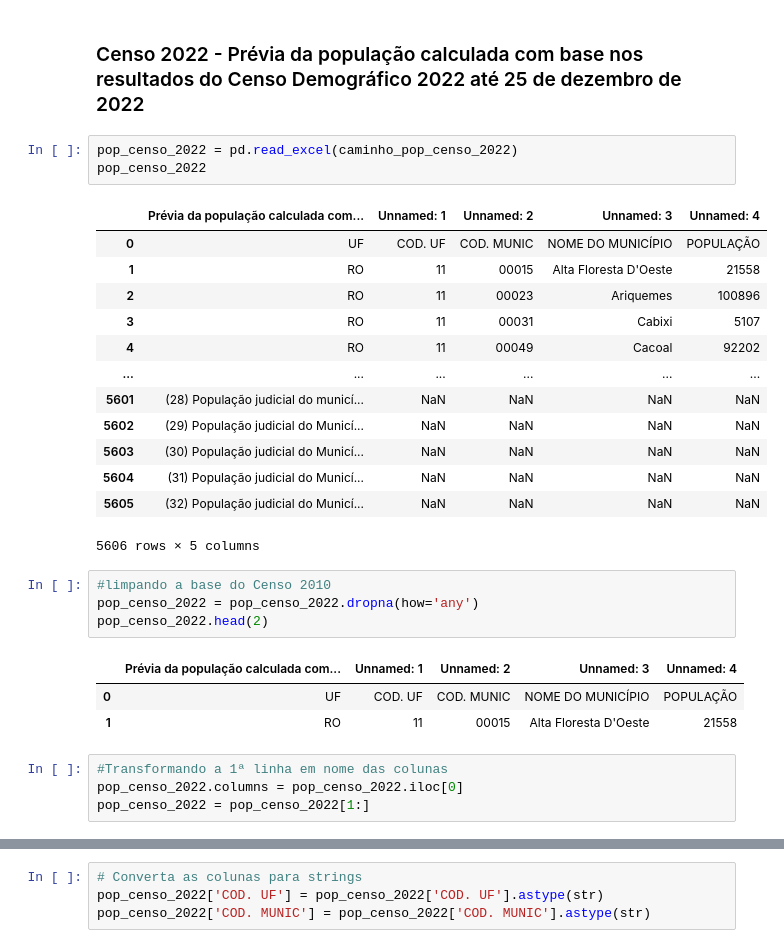
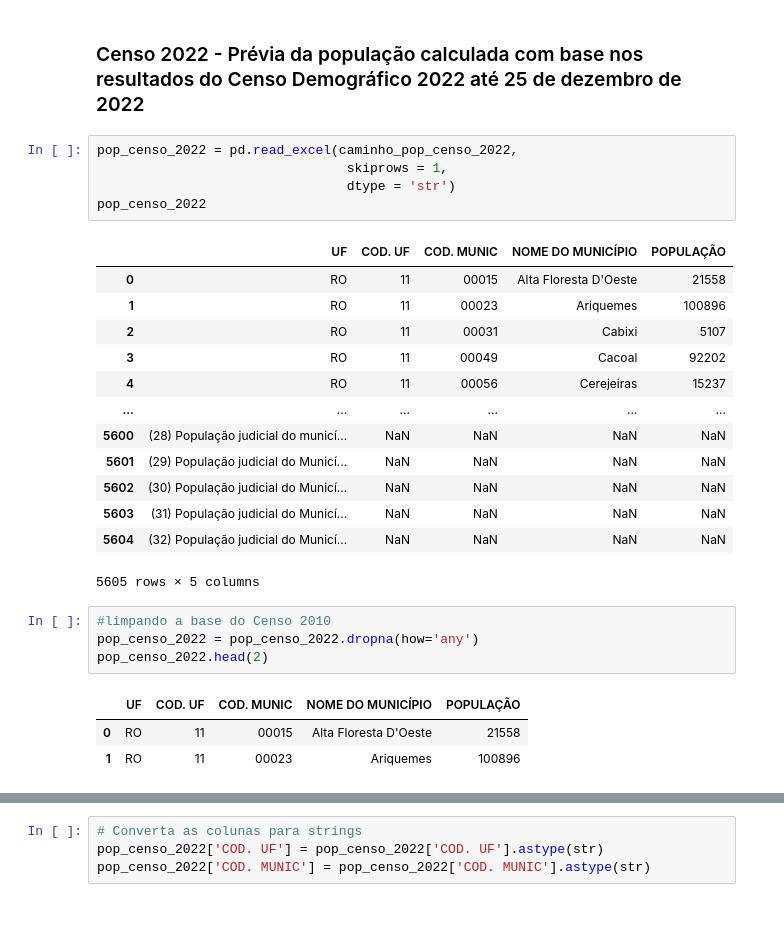
Before and after one commit to heliomacedofilho/projetos-do-bootcamp-analise-de-dados-enap-2023, a Jupyter notebook: presenca_das_politicas_publicas_sociais_nos_municipios/cadunico.ipynb, the cells around one changed output, grey strips where cells are left out. Saved outputs shown, nothing was run; the diff lists cells and outputs as text; blank space fills up the shorter version.

```diff
--- a/presenca_das_politicas_publicas_sociais_nos_municipios/cadunico.ipynb
+++ b/presenca_das_politicas_publicas_sociais_nos_municipios/cadunico.ipynb
@@ -1028,31 +1052,29 @@ pop_censo_2010.head(2)
 # %% [markdown]
 ### Censo 2022 - Prévia da população calculada com base nos resultados do Censo Demográfico 2022 até 25 de dezembro de 2022
 # %%
-pop_censo_2022 = pd.read_excel(caminho_pop_censo_2022)
+pop_censo_2022 = pd.read_excel(caminho_pop_censo_2022,
+                                skiprows = 1,
+                                dtype = 'str')
 pop_censo_2022
 # %% [output]
-|  | Prévia da população calculada com... | Unnamed: 1 | Unnamed: 2 | Unnamed: 3 | Unnamed: 4 |
-| 0 | UF | COD. UF | COD. MUNIC | NOME DO MUNICÍPIO | POPULAÇÃO |
-| 1 | RO | 11 | 00015 | Alta Floresta D'Oeste | 21558 |
-| 2 | RO | 11 | 00023 | Ariquemes | 100896 |
-| 3 | RO | 11 | 00031 | Cabixi | 5107 |
-| 4 | RO | 11 | 00049 | Cacoal | 92202 |
+|  | UF | COD. UF | COD. MUNIC | NOME DO MUNICÍPIO | POPULAÇÃO |
+| 0 | RO | 11 | 00015 | Alta Floresta D'Oeste | 21558 |
+| 1 | RO | 11 | 00023 | Ariquemes | 100896 |
+| 2 | RO | 11 | 00031 | Cabixi | 5107 |
+| 3 | RO | 11 | 00049 | Cacoal | 92202 |
+| 4 | RO | 11 | 00056 | Cerejeiras | 15237 |
 | ... | ... | ... | ... | ... | ... |
-| 5601 | (28) População judicial do municí... | NaN | NaN | NaN | NaN |
-| 5602 | (29) População judicial do Municí... | NaN | NaN | NaN | NaN |
-| 5603 | (30) População judicial do Municí... | NaN | NaN | NaN | NaN |
-| 5604 | (31) População judicial do Municí... | NaN | NaN | NaN | NaN |
-| 5605 | (32) População judicial do Municí... | NaN | NaN | NaN | NaN |
+| 5600 | (28) População judicial do municí... | NaN | NaN | NaN | NaN |
+| 5601 | (29) População judicial do Municí... | NaN | NaN | NaN | NaN |
+| 5602 | (30) População judicial do Municí... | NaN | NaN | NaN | NaN |
+| 5603 | (31) População judicial do Municí... | NaN | NaN | NaN | NaN |
+| 5604 | (32) População judicial do Municí... | NaN | NaN | NaN | NaN |
-5606 rows × 5 columns
+5605 rows × 5 columns
 # %%
 #limpando a base do Censo 2010
 pop_censo_2022 = pop_censo_2022.dropna(how='any')
 pop_censo_2022.head(2)
 # %% [output]
-|  | Prévia da população calculada com... | Unnamed: 1 | Unnamed: 2 | Unnamed: 3 | Unnamed: 4 |
-| 0 | UF | COD. UF | COD. MUNIC | NOME DO MUNICÍPIO | POPULAÇÃO |
-| 1 | RO | 11 | 00015 | Alta Floresta D'Oeste | 21558 |
+|  | UF | COD. UF | COD. MUNIC | NOME DO MUNICÍPIO | POPULAÇÃO |
+| 0 | RO | 11 | 00015 | Alta Floresta D'Oeste | 21558 |
+| 1 | RO | 11 | 00023 | Ariquemes | 100896 |
-# %%
-#Transformando a 1ª linha em nome das colunas
-pop_censo_2022.columns = pop_censo_2022.iloc[0]
-pop_censo_2022 = pop_censo_2022[1:]
```
Also changed, not shown: parts of 141 cells of this notebook.
